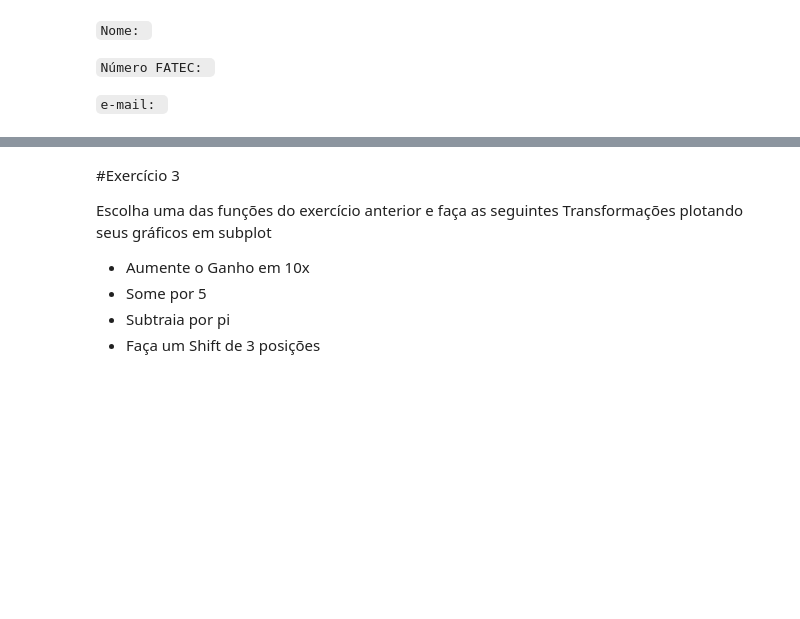
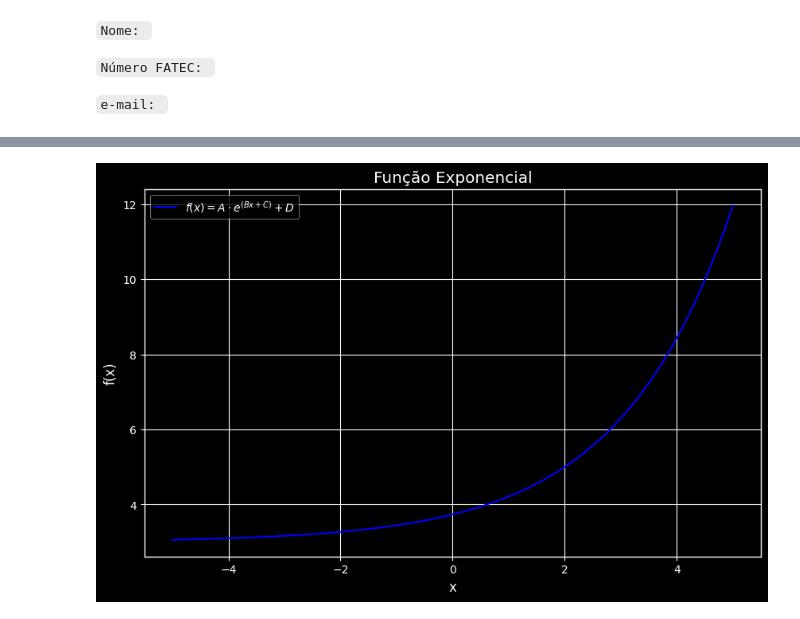
Before and after one commit to raphaelPinheiro26/Processamento-de-Sianis-e-Imagens-Biom-dicas, a Jupyter notebook: Aulas/Bibliotecas_Python.ipynb, the cells around one changed output, grey strips where cells are left out. Saved outputs shown, nothing was run; the diff lists cells and outputs as text; code cells hidden in the pictures; blank space fills up the shorter version.

```diff
--- a/Aulas/Bibliotecas_Python.ipynb
+++ b/Aulas/Bibliotecas_Python.ipynb
@@ -292,9 +504,29 @@ plt.show()
-# %% [markdown]
-#Exercício 3
-
-Escolha uma das funções do exercício anterior e faça as seguintes Transformações plotando seus gráficos em subplot
-
-* Aumente o Ganho em 10x
-* Some por 5
-* Subtraia por pi
-* Faça um Shift de 3 posições
+# %%
+import numpy as np
+import matplotlib.pyplot as plt
+
+# Parâmetros
+A = 2
+B = 0.5
+C = -1
+D = 3
+
+# Função Exponencial
+def exponential_function(x):
+    return A * np.exp(B * x + C) + D
+
+# Dados
+x = np.linspace(-5, 5, 400)
+y = exponential_function(x)
+
+# Plot
+plt.figure(figsize=(10, 6))
+plt.plot(x, y, label=r'$f(x) = A \cdot e^{(Bx + C)} + D$', color='blue')
+plt.title('Função Exponencial')
+plt.xlabel('x')
+plt.ylabel('f(x)')
+plt.grid(True)
+plt.legend()
+plt.show()
+# %% [output]
+[figure, added]
```
Also changed, not shown: parts of 57 cells of this notebook.
